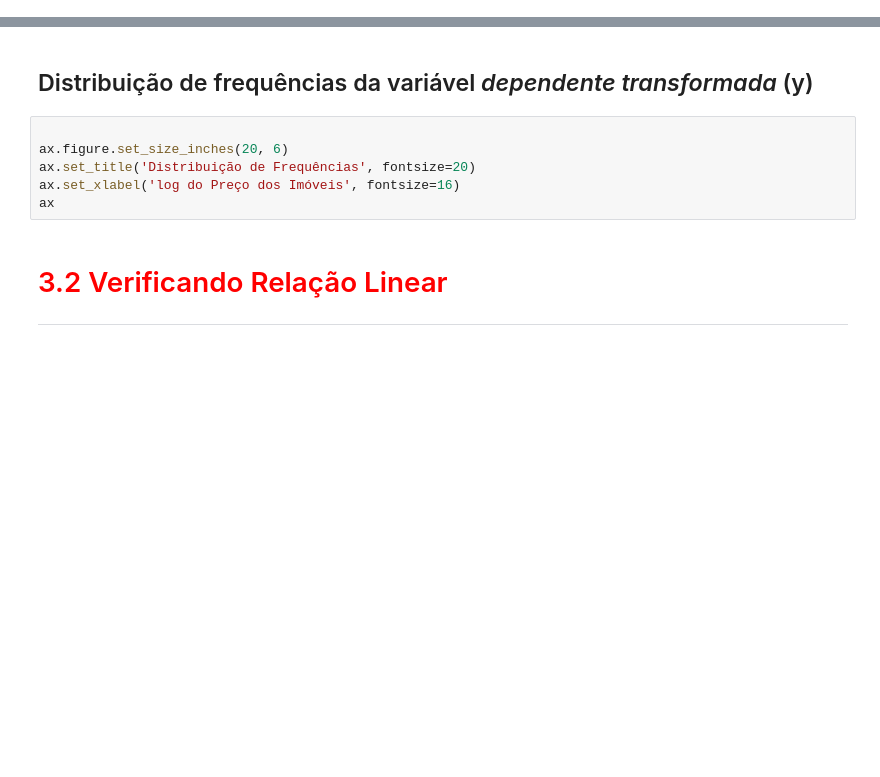
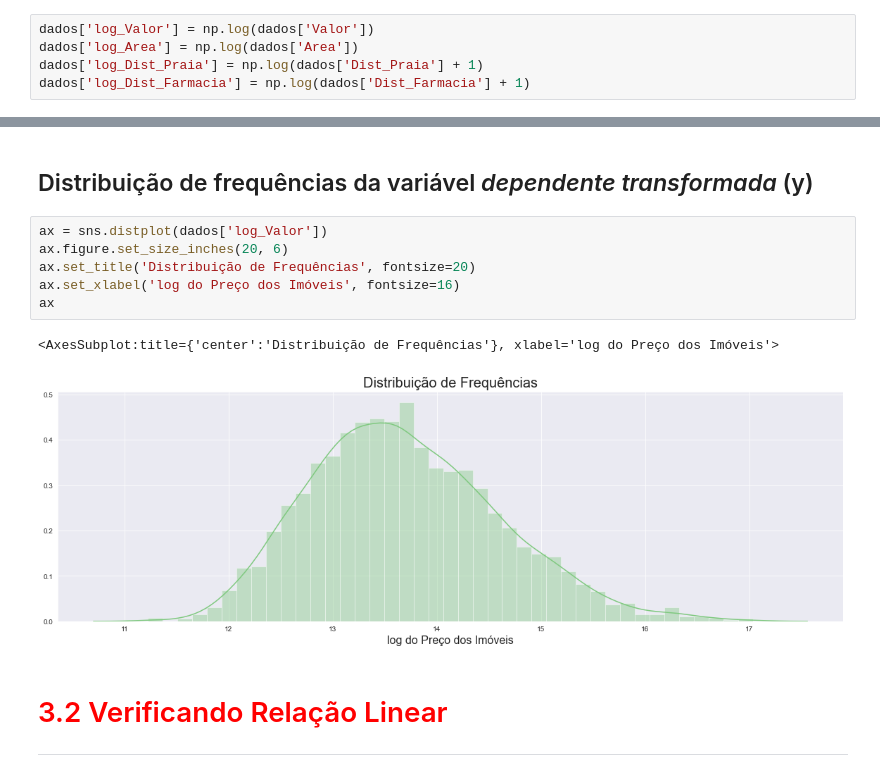
Before and after one commit to alvarengaricardo/regressao_linear_2, a Jupyter notebook: regressao_linear_2.ipynb, the cells around one changed output, grey strips where cells are left out. Drawn from its saved outputs; the diff is of its cells as text; blank space fills up the shorter version.

```diff
--- a/regressao_linear_2.ipynb
+++ b/regressao_linear_2.ipynb
@@ -190,0 +188,5 @@ https://docs.scipy.org/doc/numpy-1.15.0/reference/generated/numpy.log.html
+# %%
+dados['log_Valor'] = np.log(dados['Valor'])
+dados['log_Area'] = np.log(dados['Area'])
+dados['log_Dist_Praia'] = np.log(dados['Dist_Praia'] + 1)
+dados['log_Dist_Farmacia'] = np.log(dados['Dist_Farmacia'] + 1)
@@ -191,11 +202,14 @@ https://docs.scipy.org/doc/numpy-1.15.0/reference/generated/numpy.log.html
 # %% [markdown]
 ## Distribuição de frequências da variável *dependente transformada* (y)
 # %%
-
+ax = sns.distplot(dados['log_Valor'])
 ax.figure.set_size_inches(20, 6)
 ax.set_title('Distribuição de Frequências', fontsize=20)
 ax.set_xlabel('log do Preço dos Imóveis', fontsize=16)
 ax
+# %% [output]
+<AxesSubplot:title={'center':'Distribuição de Frequências'}, xlabel='log do Preço dos Imóveis'>
+[figure, added]
 # %% [markdown]
 # <font color='red' style='font-size: 30px;'>3.2 Verificando Relação Linear</font>
 <hr style='border: 2px solid red;'>
```
Also changed, not shown: parts of 9 cells of this notebook.
